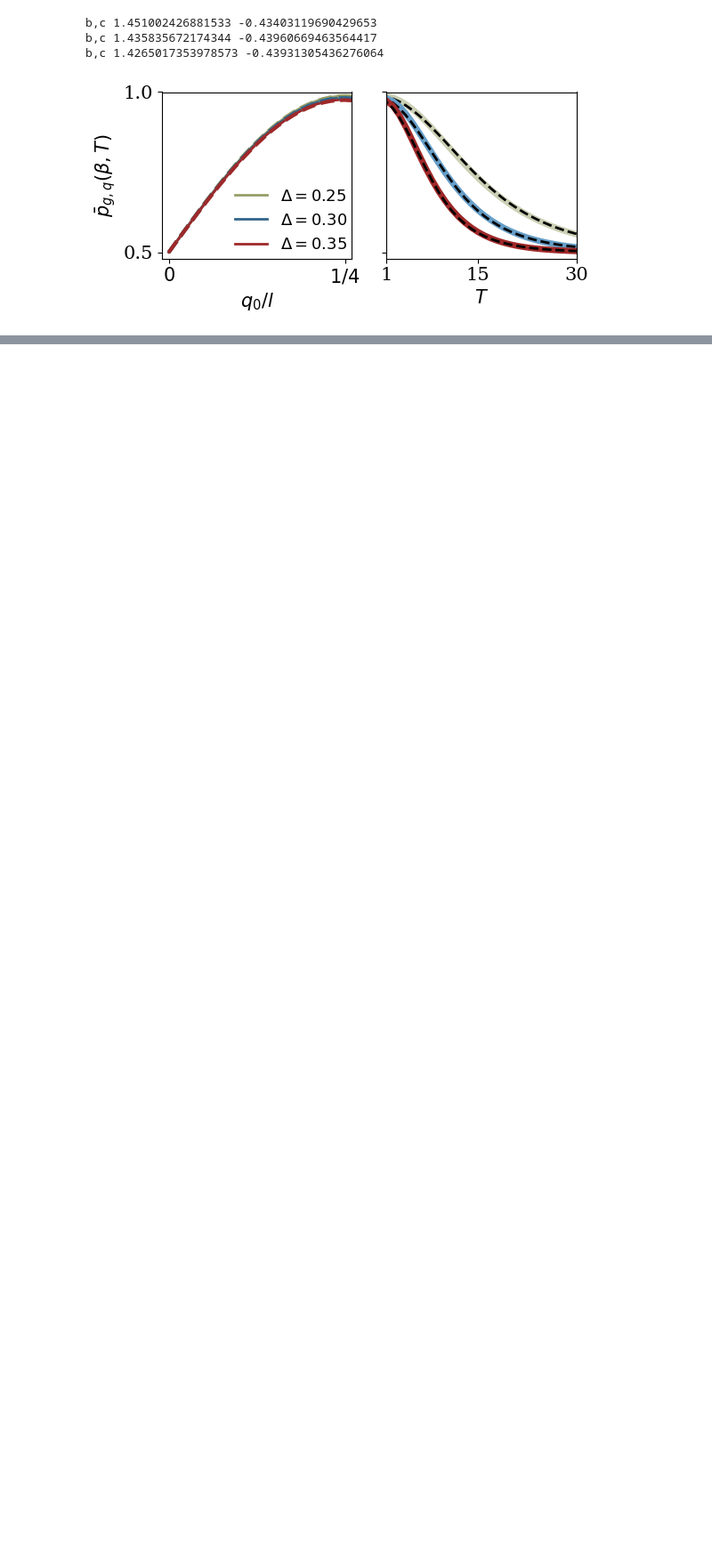
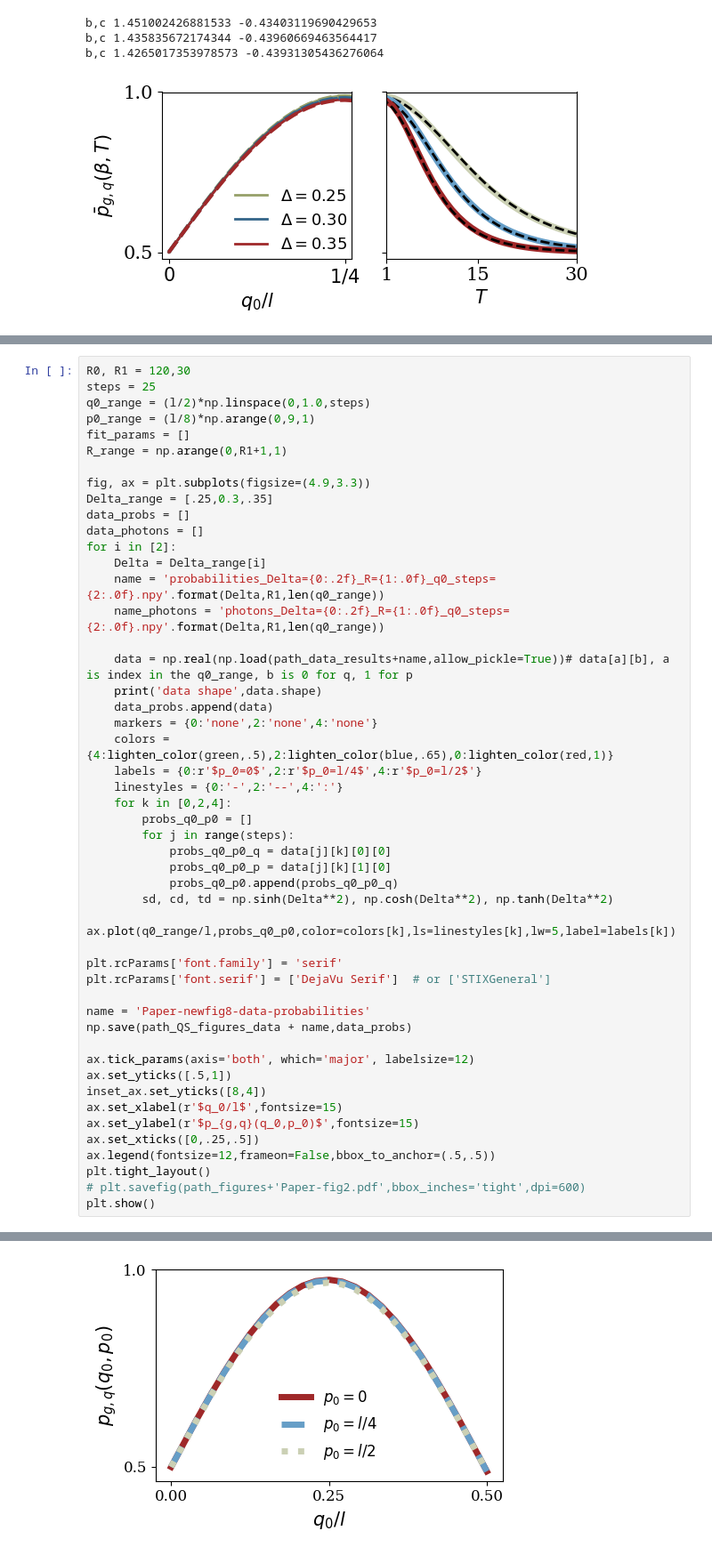
Before and after one commit to LautaroLabarcaG/Quantum-sensing-of-displacements-with-stabilized-GKP-states, a Jupyter notebook: Noiseless/Codes/sBs-noiseless.ipynb, the cells around one changed output, grey strips where cells are left out. Shown at 89% size. Drawn from its saved outputs; the diff is of its cells as text; blank space fills up the shorter version.

```diff
--- a/Noiseless/Codes/sBs-noiseless.ipynb
+++ b/Noiseless/Codes/sBs-noiseless.ipynb
@@ -759,0 +773,50 @@ b,c 1.4265017353978573 -0.43931305436276064
+# %%
+R0, R1 = 120,30
+steps = 25
+q0_range = (l/2)*np.linspace(0,1.0,steps)
+p0_range = (l/8)*np.arange(0,9,1)
+fit_params = []
+R_range = np.arange(0,R1+1,1)
+
+fig, ax = plt.subplots(figsize=(4.9,3.3))
+Delta_range = [.25,0.3,.35]
+data_probs = []
+data_photons = []
+for i in [2]:
+    Delta = Delta_range[i]
+    name = 'probabilities_Delta={0:.2f}_R={1:.0f}_q0_steps={2:.0f}.npy'.format(Delta,R1,len(q0_range))
+    name_photons = 'photons_Delta={0:.2f}_R={1:.0f}_q0_steps={2:.0f}.npy'.format(Delta,R1,len(q0_range))
+
+    data = np.real(np.load(path_data_results+name,allow_pickle=True))# data[a][b], a is index in the q0_range, b is 0 for q, 1 for p
+    print('data shape',data.shape)
+    data_probs.append(data)
+    markers = {0:'none',2:'none',4:'none'}
+    colors = {4:lighten_color(green,.5),2:lighten_color(blue,.65),0:lighten_color(red,1)}
+    labels = {0:r'$p_0=0$',2:r'$p_0=l/4$',4:r'$p_0=l/2$'}
+    linestyles = {0:'-',2:'--',4:':'}
+    for k in [0,2,4]:
+        probs_q0_p0 = []
+        for j in range(steps):
+            probs_q0_p0_q = data[j][k][0][0]
+            probs_q0_p0_p = data[j][k][1][0]
+            probs_q0_p0.append(probs_q0_p0_q)
+        sd, cd, td = np.sinh(Delta**2), np.cosh(Delta**2), np.tanh(Delta**2)
+        ax.plot(q0_range/l,probs_q0_p0,color=colors[k],ls=linestyles[k],lw=5,label=labels[k])
+
+plt.rcParams['font.family'] = 'serif'
+plt.rcParams['font.serif'] = ['DejaVu Serif']  # or ['STIXGeneral']
+
+name = 'Paper-newfig8-data-probabilities'
+np.save(path_QS_figures_data + name,data_probs)
+
+ax.tick_params(axis='both', which='major', labelsize=12)
+ax.set_yticks([.5,1])
+inset_ax.set_yticks([8,4])
+ax.set_xlabel(r'$q_0/l$',fontsize=15)
+ax.set_ylabel(r'$p_{g,q}(q_0,p_0)$',fontsize=15)
+ax.set_xticks([0,.25,.5])
+ax.legend(fontsize=12,frameon=False,bbox_to_anchor=(.5,.5))
+plt.tight_layout()
+# plt.savefig(path_figures+'Paper-fig2.pdf',bbox_inches='tight',dpi=600)
+plt.show()
+# %% [output]
@@ -759,0 +824 @@ b,c 1.4265017353978573 -0.43931305436276064
+[figure, added]
```
Also changed, not shown: parts of 3 cells of this notebook, 9 other files.
